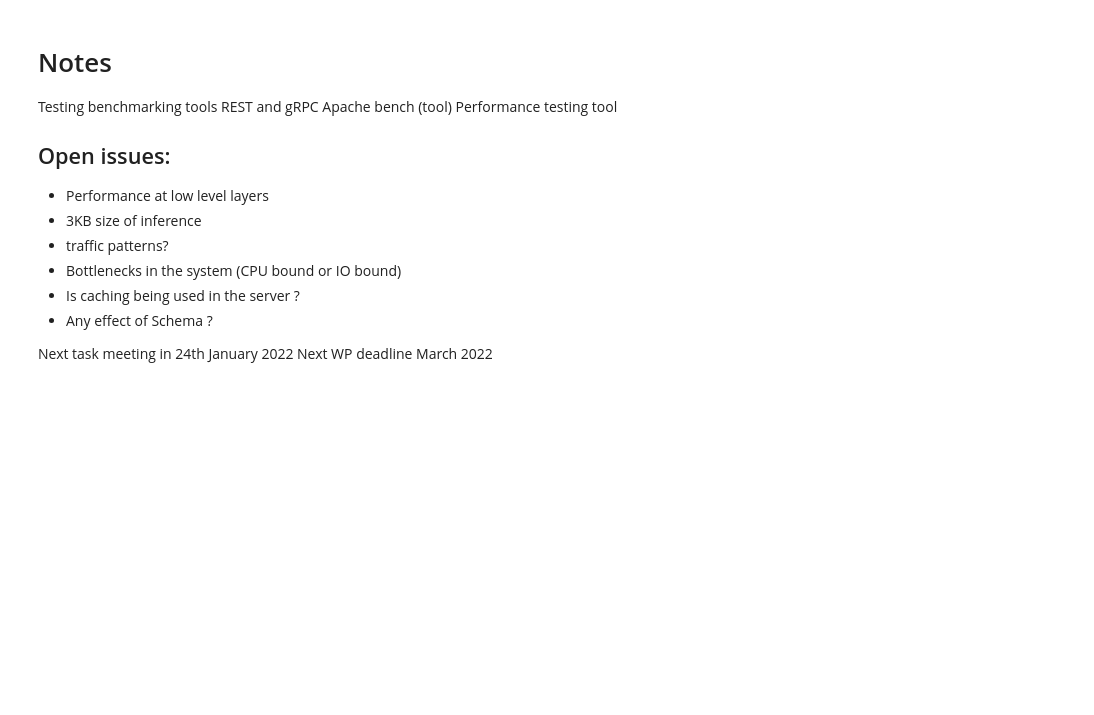
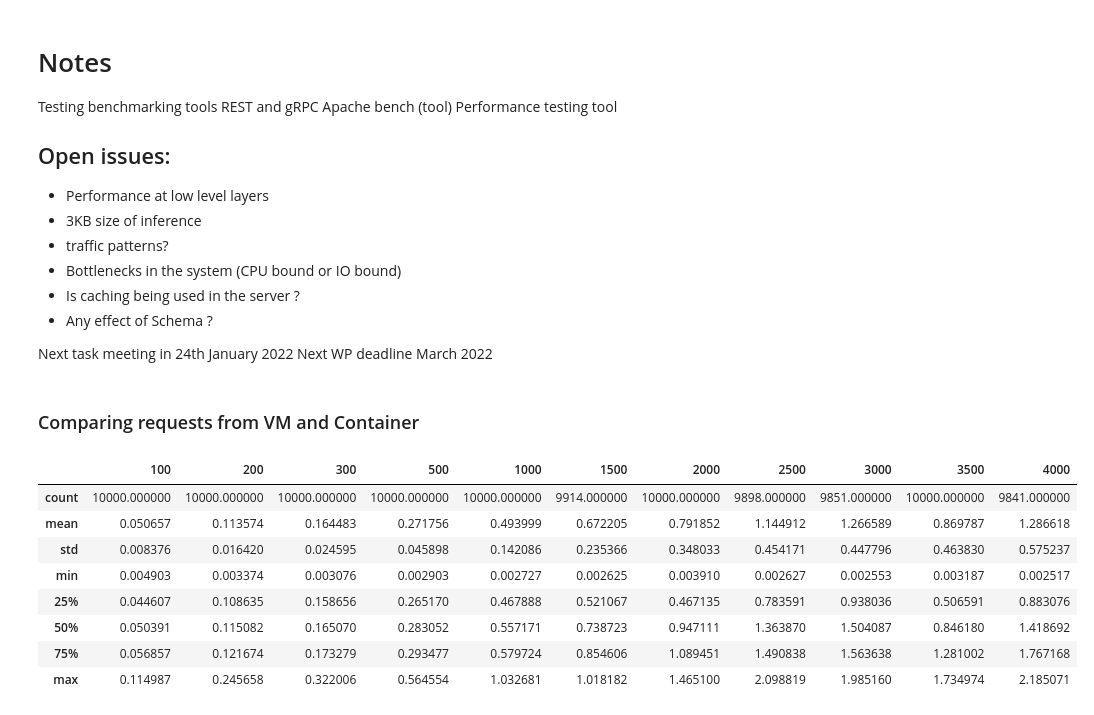
Before and after one commit to dmuiruri/inference, a Jupyter notebook: client_grpc/data/inference_analysis.ipynb, the cells around one changed output. Saved outputs shown, nothing was run; the diff lists cells and outputs as text; code cells hidden in the pictures; blank space fills up the shorter version.

```diff
--- a/client_grpc/data/inference_analysis.ipynb
+++ b/client_grpc/data/inference_analysis.ipynb
@@ -209,3 +209,5 @@ Apache bench (tool) Performance testing tool
 
 Next task meeting in 24th January 2022
 Next WP deadline March 2022
+# %% [markdown]
+### Comparing requests from VM and Container
@@ -211,0 +217,12 @@ Next WP deadline March 2022
+# %%
+reqs_vm.describe()
+# %% [output]
+|  | 100 | 200 | 300 | 500 | 1000 | 1500 | 2000 | 2500 | 3000 | 3500 | 4000 |
+| count | 10000.000000 | 10000.000000 | 10000.000000 | 10000.000000 | 10000.000000 | 9914.000000 | 10000.000000 | 9898.000000 | 9851.000000 | 10000.000000 | 9841.000000 |
+| mean | 0.050657 | 0.113574 | 0.164483 | 0.271756 | 0.493999 | 0.672205 | 0.791852 | 1.144912 | 1.266589 | 0.869787 | 1.286618 |
+| std | 0.008376 | 0.016420 | 0.024595 | 0.045898 | 0.142086 | 0.235366 | 0.348033 | 0.454171 | 0.447796 | 0.463830 | 0.575237 |
+| min | 0.004903 | 0.003374 | 0.003076 | 0.002903 | 0.002727 | 0.002625 | 0.003910 | 0.002627 | 0.002553 | 0.003187 | 0.002517 |
+| 25% | 0.044607 | 0.108635 | 0.158656 | 0.265170 | 0.467888 | 0.521067 | 0.467135 | 0.783591 | 0.938036 | 0.506591 | 0.883076 |
+| 50% | 0.050391 | 0.115082 | 0.165070 | 0.283052 | 0.557171 | 0.738723 | 0.947111 | 1.363870 | 1.504087 | 0.846180 | 1.418692 |
+| 75% | 0.056857 | 0.121674 | 0.173279 | 0.293477 | 0.579724 | 0.854606 | 1.089451 | 1.490838 | 1.563638 | 1.281002 | 1.767168 |
+| max | 0.114987 | 0.245658 | 0.322006 | 0.564554 | 1.032681 | 1.018182 | 1.465100 | 2.098819 | 1.985160 | 1.734974 | 2.185071 |
```
Also changed, not shown: parts of 3 cells of this notebook, 4 other files.
